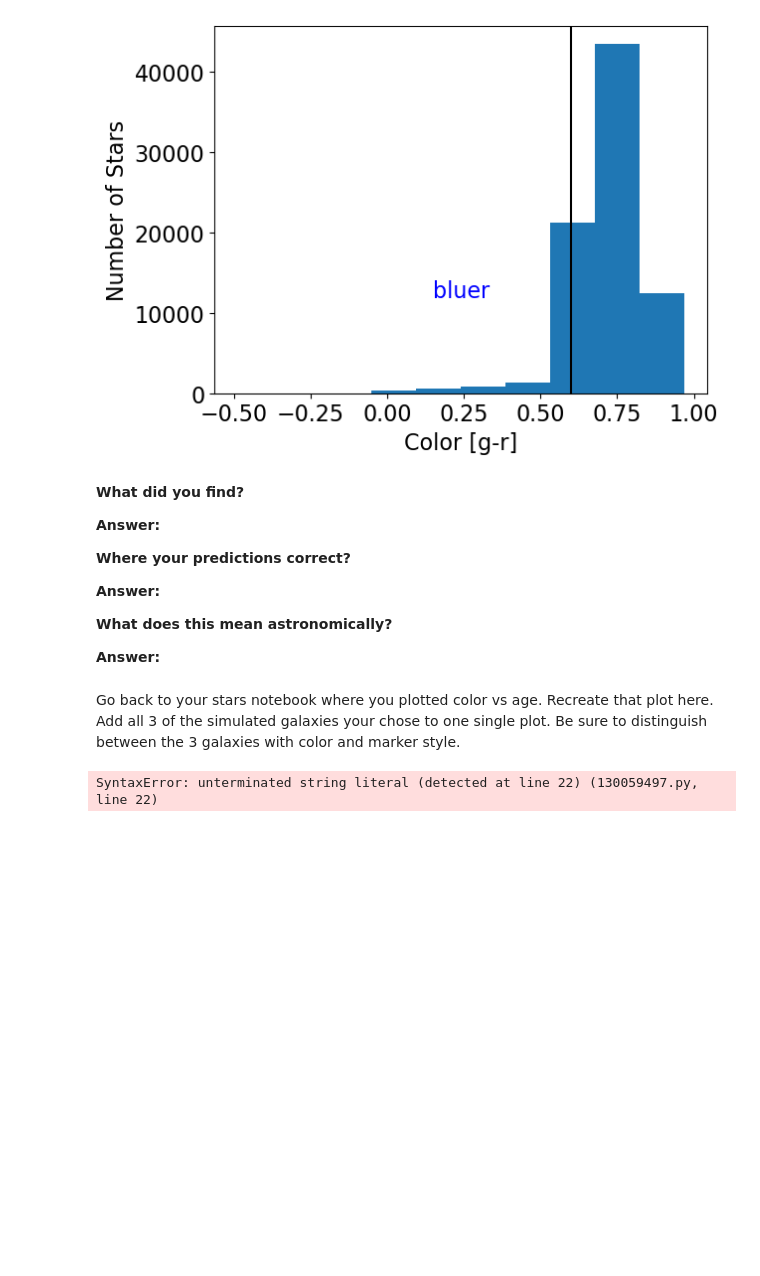
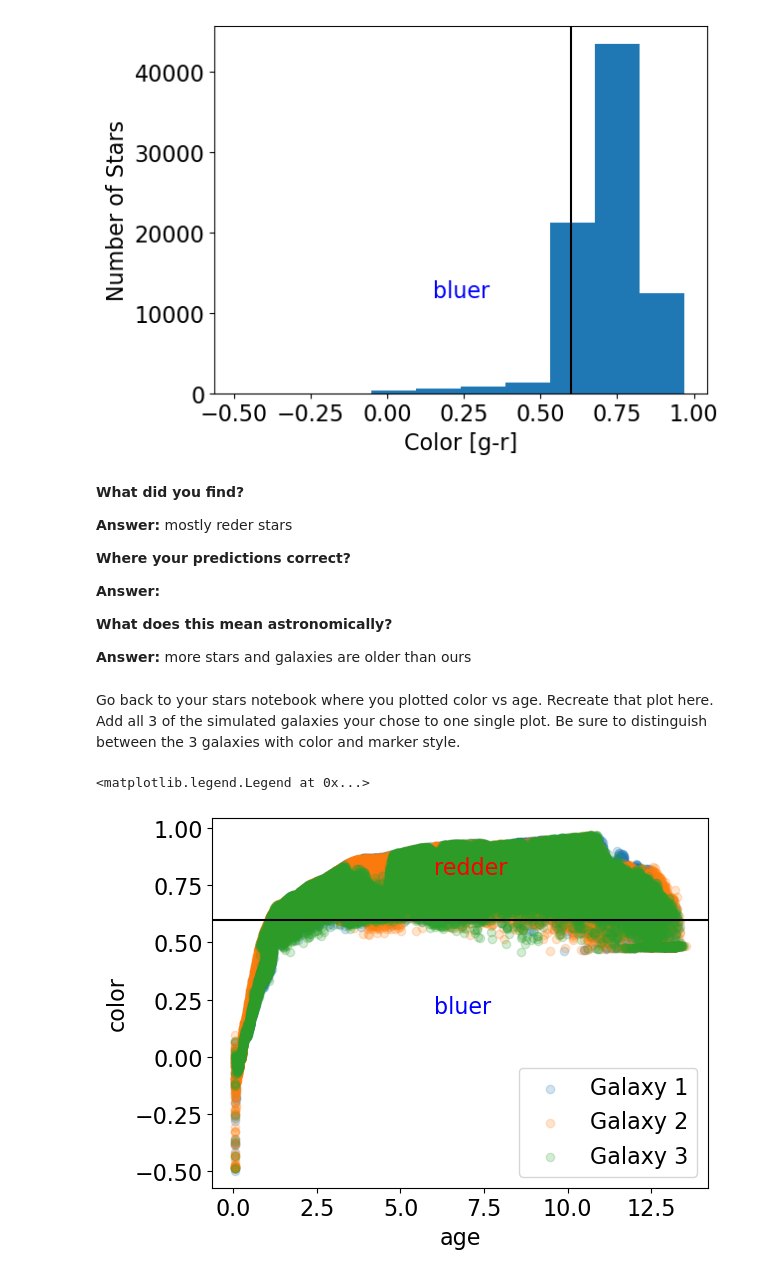
Before and after one commit to Dippy-dip/CFR-2025, a Jupyter notebook: Astro/Blank/6 - Simulated Galaxies Pt1.ipynb, the cells around one changed output. Drawn from its saved outputs; the diff is of its cells as text; code cells hidden in the pictures; blank space fills up the shorter version.

```diff
--- a/Astro/Blank/6 - Simulated Galaxies Pt1.ipynb
+++ b/Astro/Blank/6 - Simulated Galaxies Pt1.ipynb
@@ -202,7 +202,7 @@ Text(0, 0.5, 'Number of Stars')
 # %% [markdown]
 **What did you find?**
 
-**Answer:**
+**Answer:** mostly reder stars
 
 **Where your predictions correct?**
 
@@ -210,34 +210,46 @@ Text(0, 0.5, 'Number of Stars')
 
 **What does this mean astronomically?**
 
-**Answer:**
+**Answer:** more stars and galaxies are older than ours
 # %% [markdown]
 Go back to your stars notebook where you plotted color vs age. Recreate that plot here. Add all 3 of the simulated galaxies your chose to one single plot. Be sure to distinguish between the 3 galaxies with color and marker style.
 # %%
 # color vs age
 
 # pull out the age data from each of the 3 galaxies
-g1 = data3["g band"]
-r1 = data3["r band"]
-g2 = data3["g band"]
-r2 = data3["r band"]
+g1 = data1["g band"]
+r1 = data1["r band"]
+color1 = g1 - r1
+
+g2 = data2["g band"]
+r2 = data2["r band"]
+color2 = g2 - r2
+
 g3 = data3["g band"]
 r3 = data3["r band"]
+color3 = g3 - r3
+
+age1 = data1['age [Gyr]']
+age2 = data2['age [Gyr]']
+age3 = data3['age [Gyr]']
 # scatter plot of color vs age in all 3 galaxies. try experimenting with "alpha" so you can see the data
 
-plt.scatter(age v color)
+plt.scatter(age1, color1, alpha = 0.2, label = "Galaxy 1")
 plt.xlabel('age')
 plt.ylabel('color')
 
-plt.scatter(age v color)
-plt.xlabel('age')
-plt.ylabel('color')
+plt.scatter(age2, color2, alpha = 0.2, label = "Galaxy 2")
 
-plt.scatter(age v color)
-plt.xlabel('age')
-plt.ylabel('color)
+plt.scatter(age3, color3, alpha = 0.2, label = "Galaxy 3")
+
+plt.axhline(0.6, color='black')
+plt.annotate('bluer', (6, 0.19), color='blue', fontsize=16)
+plt.annotate('redder', (6, 0.8), color='red', fontsize=16)
+
+plt.legend()
 # %% [output]
-SyntaxError: unterminated string literal (detected at line 22) (130059497.py, line 22)
+<matplotlib.legend.Legend at 0x...>
+[figure, added]
 # %% [markdown]
 **According to your graph set up...**
 
```
Also changed, not shown: parts of 1 cell of this notebook.
